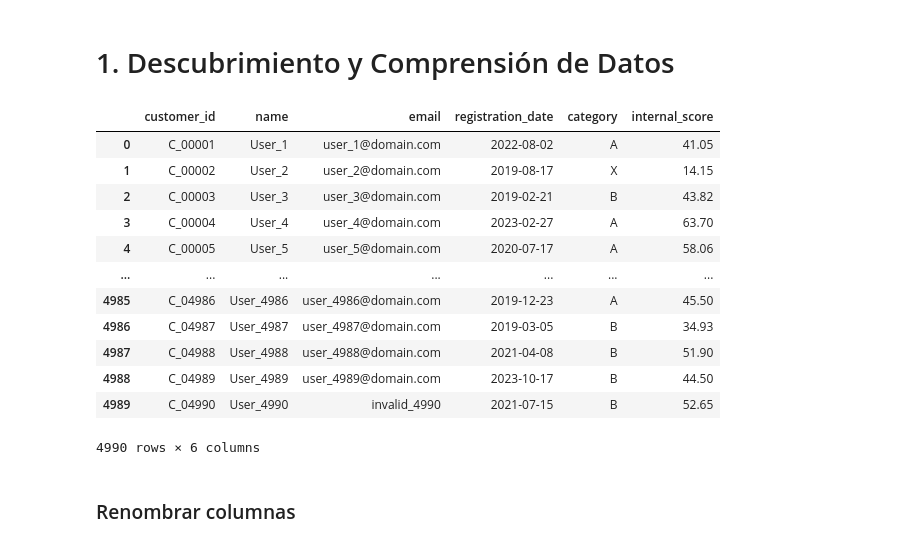
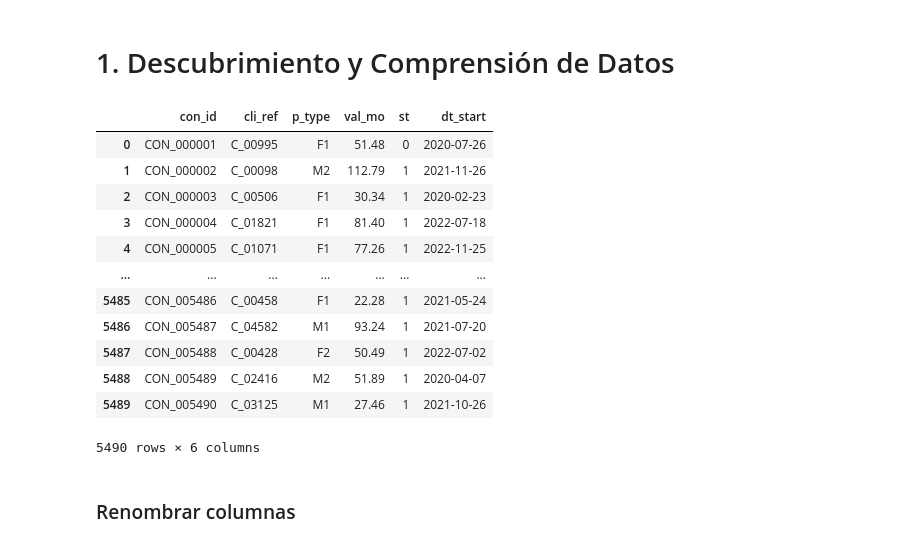
Before and after one commit to PetrongariYanina/ETL-to-MBD, a Jupyter notebook: ETL.ipynb, the cells around one changed output. Saved outputs shown, nothing was run; the diff lists cells and outputs as text; code cells hidden in the pictures.

```diff
--- a/ETL.ipynb
+++ b/ETL.ipynb
@@ -9,23 +10,23 @@ usage     = pd.read_csv("usage.csv")
 # %% [markdown]
 # 1. Descubrimiento y Comprensión de Datos
 # %%
-#contracts.head()
-customers.head(-10)
+contracts.head(-10)
+#customers.head(-10)
 #usage.head()
 # %% [output]
-|  | customer_id | name | email | registration_date | category | internal_score |
-| 0 | C_00001 | User_1 | user_1@domain.com | 2022-08-02 | A | 41.05 |
-| 1 | C_00002 | User_2 | user_2@domain.com | 2019-08-17 | X | 14.15 |
-| 2 | C_00003 | User_3 | user_3@domain.com | 2019-02-21 | B | 43.82 |
-| 3 | C_00004 | User_4 | user_4@domain.com | 2023-02-27 | A | 63.70 |
-| 4 | C_00005 | User_5 | user_5@domain.com | 2020-07-17 | A | 58.06 |
+|  | con_id | cli_ref | p_type | val_mo | st | dt_start |
+| 0 | CON_000001 | C_00995 | F1 | 51.48 | 0 | 2020-07-26 |
+| 1 | CON_000002 | C_00098 | M2 | 112.79 | 1 | 2021-11-26 |
+| 2 | CON_000003 | C_00506 | F1 | 30.34 | 1 | 2020-02-23 |
+| 3 | CON_000004 | C_01821 | F1 | 81.40 | 1 | 2022-07-18 |
+| 4 | CON_000005 | C_01071 | F1 | 77.26 | 1 | 2022-11-25 |
 | ... | ... | ... | ... | ... | ... | ... |
-| 4985 | C_04986 | User_4986 | user_4986@domain.com | 2019-12-23 | A | 45.50 |
-| 4986 | C_04987 | User_4987 | user_4987@domain.com | 2019-03-05 | B | 34.93 |
-| 4987 | C_04988 | User_4988 | user_4988@domain.com | 2021-04-08 | B | 51.90 |
-| 4988 | C_04989 | User_4989 | user_4989@domain.com | 2023-10-17 | B | 44.50 |
-| 4989 | C_04990 | User_4990 | invalid_4990 | 2021-07-15 | B | 52.65 |
+| 5485 | CON_005486 | C_00458 | F1 | 22.28 | 1 | 2021-05-24 |
+| 5486 | CON_005487 | C_04582 | M1 | 93.24 | 1 | 2021-07-20 |
+| 5487 | CON_005488 | C_00428 | F2 | 50.49 | 1 | 2022-07-02 |
+| 5488 | CON_005489 | C_02416 | M2 | 51.89 | 1 | 2020-04-07 |
+| 5489 | CON_005490 | C_03125 | M1 | 27.46 | 1 | 2021-10-26 |
-4990 rows × 6 columns
+5490 rows × 6 columns
 # %% [markdown]
 ### Renombrar columnas
 # %%
```
Also changed, not shown: parts of 53 cells of this notebook.
